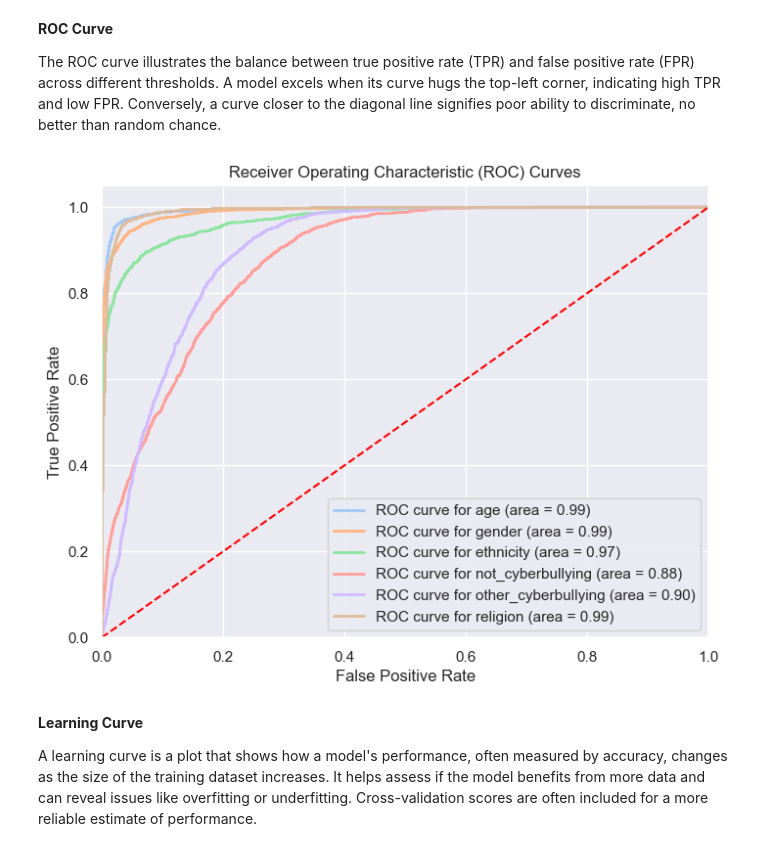
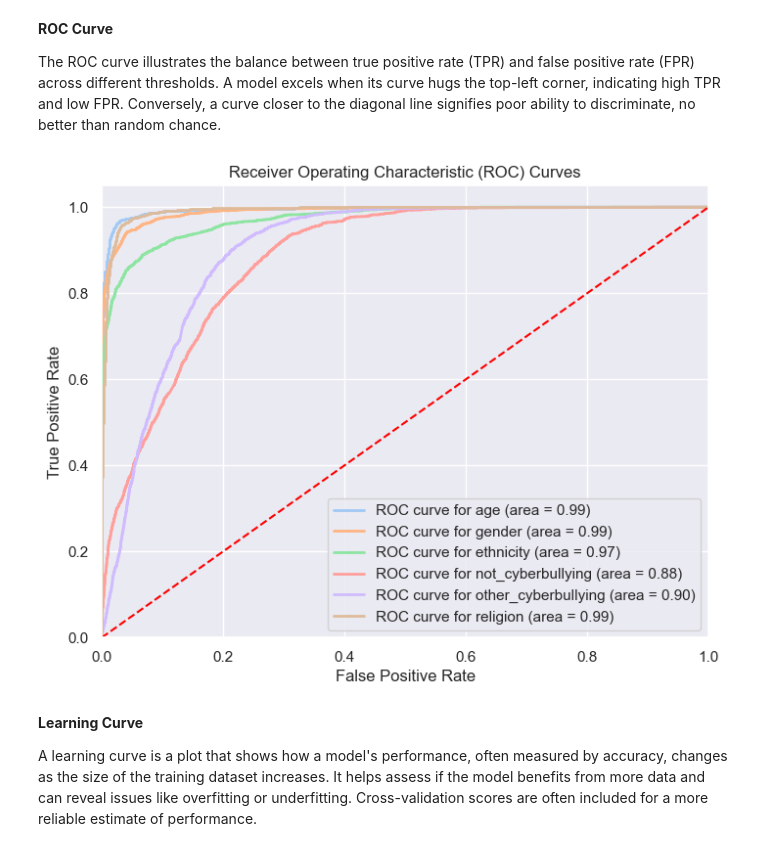
Before and after one commit to donkey-king-kong/CSCI-4907-NLU, a Jupyter notebook: Code/Full Source Code.ipynb, the cells around one changed output. Saved outputs shown, nothing was run; the diff lists cells and outputs as text; code cells hidden in the pictures.

Commit message:
Updated: Full source code + LR/NB model/vect

```diff
--- a/Code/Full Source Code.ipynb
+++ b/Code/Full Source Code.ipynb
@@ -45,6 +45,10 @@ nb_vectorizer = joblib.load(r".\Artifacts\naive_bayes_vectorizer.pkl")
 lr_model = joblib.load("Artifacts/logistic_regression_model.pkl")
 lr_vectorizer = joblib.load("Artifacts/logistic_regression_vectorizer.pkl")
 
+# Load Support Vector Machine
+svm_model = joblib.load("Artifacts/svm_model.pkl")
+svm_vectorizer = joblib.load("Artifacts/svm_vectorizer.pkl")
+
 # Load Random Forest
 rf_model = joblib.load("Artifacts/random_forest_model.pkl")
 rf_vectorizer = joblib.load("Artifacts/random_forest_vectorizer.pkl")
@@ -819,12 +834,11 @@ def plot_roc_curves(model, x_test, y_test):
     plt.show()
 # %%
 # Call the function with your trained model and test data
-vectorizer   = TfidfVectorizer()
-vectorizer.fit(df['tweet_clean'])
+vectorizer = nb_vectorizer
 x_test_vecs  = vectorizer.transform(x_test)
-plot_roc_curves(model, x_test_vecs, y_test)
+plot_roc_curves(nb_model, x_test_vecs, y_test)
 # %% [output]
-[figure, old version]
+[figure, new version]
 # %% [markdown]
 **Learning Curve**
 
```
Also changed, not shown: parts of 32 cells of this notebook, 4 other files.
